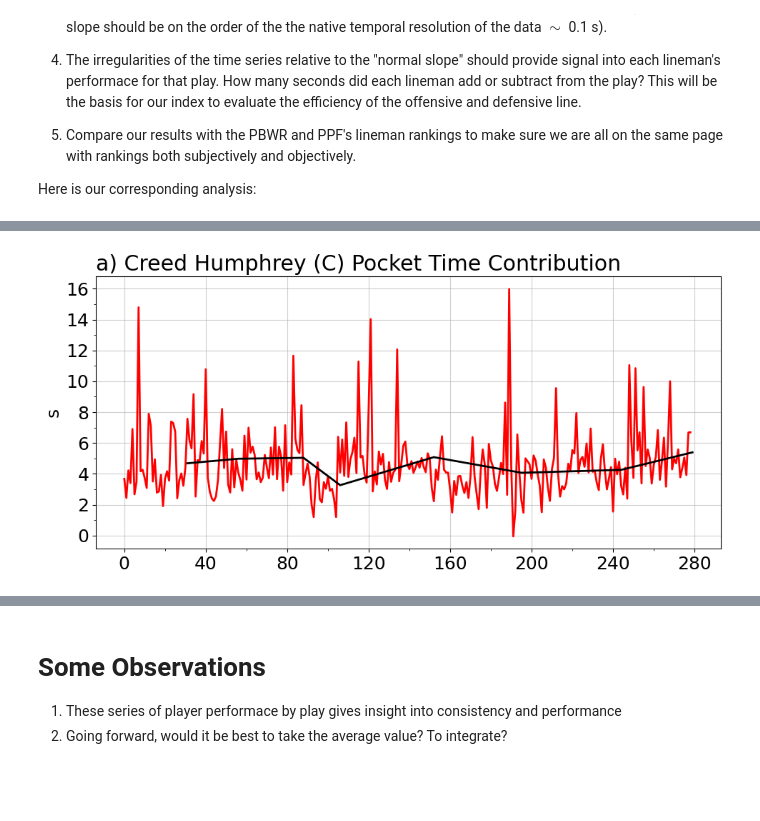
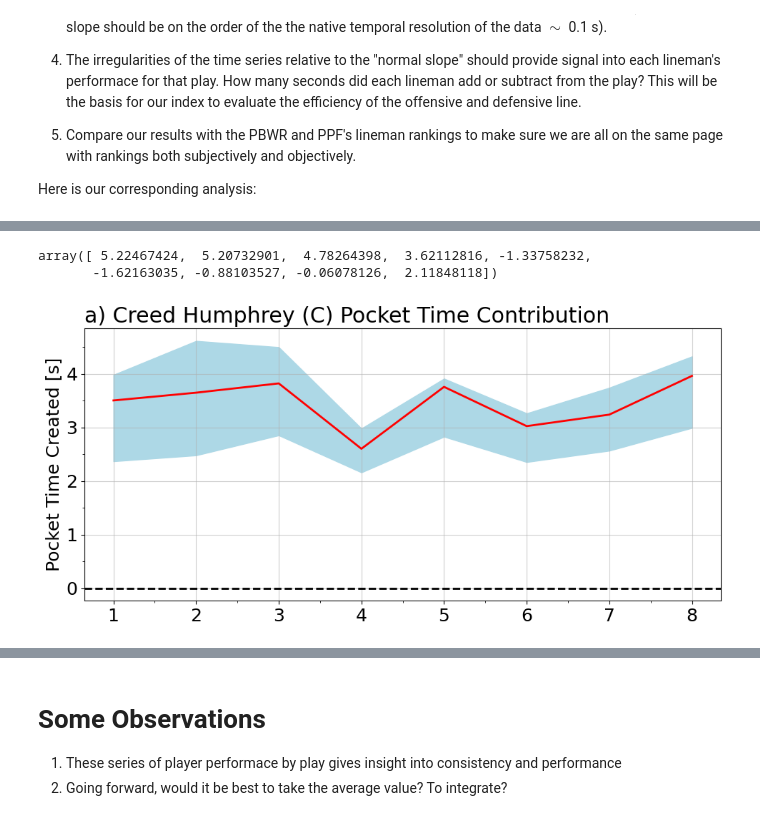
Before and after one commit to TylerPardun/Pocket_Preservation_Index, a Jupyter notebook: EPT_analysis.ipynb, the cells around one changed output, grey strips where cells are left out. Saved outputs shown, nothing was run; the diff lists cells and outputs as text; code cells hidden in the pictures; blank space fills up the shorter version.

```diff
--- a/EPT_analysis.ipynb
+++ b/EPT_analysis.ipynb
@@ -194,3 +277,8 @@ plt.close()
+# %%
+summs_plot
+# %% [output]
+array([ 5.22467424,  5.20732901,  4.78264398,  3.62112816, -1.33758232,
+       -1.62163035, -0.88103527, -0.06078126,  2.11848118])
 # %%
 #Assign team names to each player we will analyze
 dt_pids = np.unique(df_t.nflId.values)
@@ -352,7 +478,7 @@ for f in tqdm(frames,total=len(plays)):
                 games_tot[key] = f.split('-')[0]
 # %%
 #Visualize this data
-name = 'Creed Humphrey' #'Myles Garrett'
+name = 'Creed Humphrey' #'Myles Garrett' #
 pids = np.unique(np.array(list(ept_rankings.keys())))
 pids = pids[np.where(pids==str(float(df_p.loc[np.where(df_p.displayName==name)[0][0]]['nflId'])))[0][0]]
 pid = pids
@@ -360,44 +486,53 @@ pid = pids
 #Create the moving average
 gameIDs = np.unique(games_tot[pid])
 igame = np.array([np.where(games_tot[pid]==f)[0][0] for f in gameIDs])
 ma = np.zeros((igame.size))*np.nan
+p25,p75 = np.zeros((igame.size))*np.nan,np.zeros((igame.size))*np.nan
 for i in range(igame.size):
     if i < igame.size-1:
         ma[i] = np.nanmean(ept_rankings[str(pid)][igame[i]:igame[i+1]+1])
+        p25[i] = np.percentile(ept_rankings[str(pid)][igame[i]:igame[i+1]+1],25)
+        p75[i] = np.percentile(ept_rankings[str(pid)][igame[i]:igame[i+1]+1],75)
     if i == igame.size-1:
         ma[i] = np.nanmean(ept_rankings[str(pid)][igame[i]:])
+        p25[i] = np.percentile(ept_rankings[str(pid)][igame[i]:],25)
+        p75[i] = np.percentile(ept_rankings[str(pid)][igame[i]:],75)
+
 igame = np.append(igame,ept_rankings[str(pid)].size)
 
 #Create the figure
 plt.figure(figsize=(10,5))
 ax = plt.subplot(1,1,1)
 plt.grid(alpha=0.6)
 
 name = df_p.loc[np.where(df_p.nflId==float(pid))[0][0]]['displayName']
 pos = df_p.loc[np.where(df_p.nflId==float(pid))[0][0]]['officialPosition']
 plt.title('a) {} ({}) Pocket Time Contribution'.format(name,pos),loc='left')
 
-ax.plot(ept_rankings[str(pid)],color='red',linewidth=2)
-ax.plot(igame[1:],ma,color='k',linewidth=2,label='Moving Average by Game')
+x_plot = np.arange(1,igame[1:].size+1)
+ax.fill_between(x_plot,p25,p75,color='lightblue')
+ax.plot(x_plot,ma,color='red',linewidth=2,label='Moving Average by Game')
+ax.axhline(y=0,color='k',linewidth=2,linestyle='dashed')
+
 
 #Format the axes
-ax.yaxis.set_major_locator(MultipleLocator(2))
+ax.yaxis.set_major_locator(MultipleLocator(1))
 ax.yaxis.set_major_formatter(FormatStrFormatter('%d'))
-ax.yaxis.set_minor_locator(MultipleLocator(1))
+ax.yaxis.set_minor_locator(MultipleLocator(0.5))
 
-ax.xaxis.set_major_locator(MultipleLocator(40))
+ax.xaxis.set_major_locator(MultipleLocator(1))
 ax.xaxis.set_major_formatter(FormatStrFormatter('%d'))
-ax.xaxis.set_minor_locator(MultipleLocator(20))
+ax.xaxis.set_minor_locator(MultipleLocator(0.5))
 
-#plt.xlabel('Play Number')
-plt.ylabel('s')
-#plt.legend(loc='lower left',framealpha=0,fontsize=16)
+#plt.xlabel('Week Number')
+plt.ylabel('Pocket Time Created [s]')
+#plt.legend(framealpha=0,fontsize=18)
 
 plt.tight_layout()
-#plt.savefig('figures/{}_{}_EPT.png'.format(name.split(' ')[0],name.split(' ')[-1]),dpi=300,bbox_inches='tight')
+plt.savefig('Pocket_Preservation_Index/figures/{}_{}_EPT.png'.format(name.split(' ')[0],name.split(' ')[-1]),dpi=300,bbox_inches='tight')
 plt.show()
 # %% [output]
-[figure, old version]
+[figure, new version]
 # %%
 #Produce a quick histogram showing his distribution of time created or lost
 plt.hist(ept_rankings[str(pid)],bins=30)
```
Also changed, not shown: parts of 13 cells of this notebook, 2 other files.
